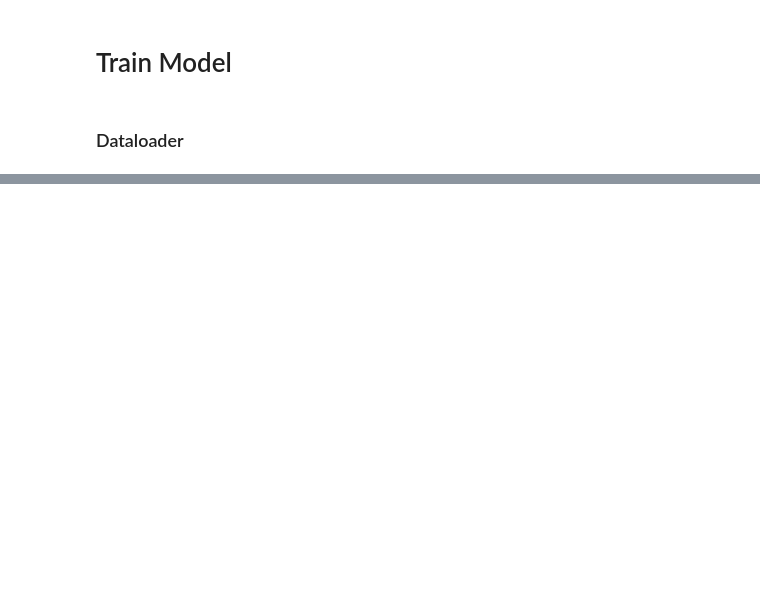
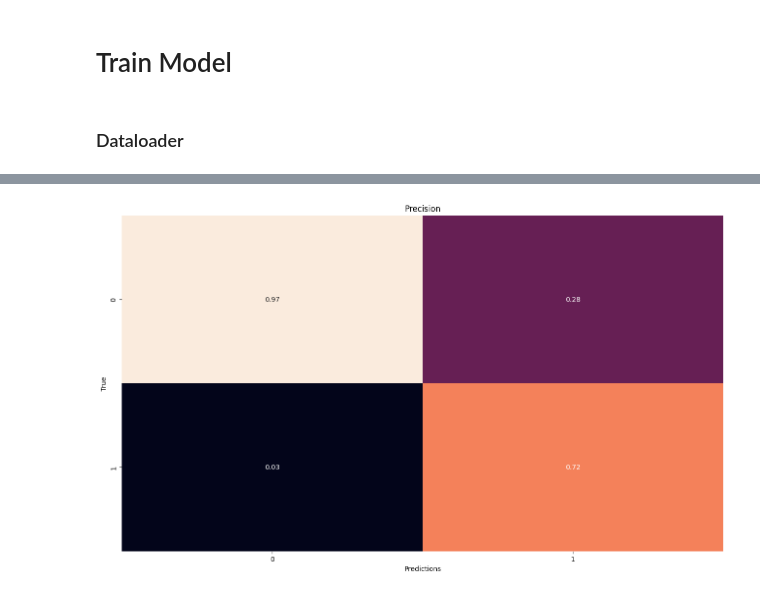
Before and after one commit to Musa-Azeem/HAR-accelerometer-ann, a Jupyter notebook: 1_train_on_continous.ipynb, the cells around one changed output, grey strips where cells are left out. Saved outputs shown, nothing was run; the diff lists cells and outputs as text; code cells hidden in the pictures; blank space fills up the shorter version.

```diff
--- a/1_train_on_continous.ipynb
+++ b/1_train_on_continous.ipynb
@@ -185,3 +223,16 @@ plt.savefig(f'cm.jpg',dpi=200,bbox_inches='tight')
+# %%
+# Confusion Matrix (precision)
+
+y_true = test_dataset[:][1]
+
+fig,axes = plt.subplots(1,figsize=(16,9))
+sns.heatmap(confusion_matrix(y_true=y_true,y_pred=y_pred,normalize='pred'),annot=True,ax=axes,cbar=False,fmt='.2f')
+axes.set_title('Precision')
+axes.set_xlabel("Predictions")
+axes.set_ylabel("True")
+plt.savefig(f'cm_pres.jpg',dpi=400,bbox_inches='tight')
+# %% [output]
+[figure, added]
 # %%
 # Save model
 
```
Also changed, not shown: parts of 6 cells of this notebook, 1 other file.
